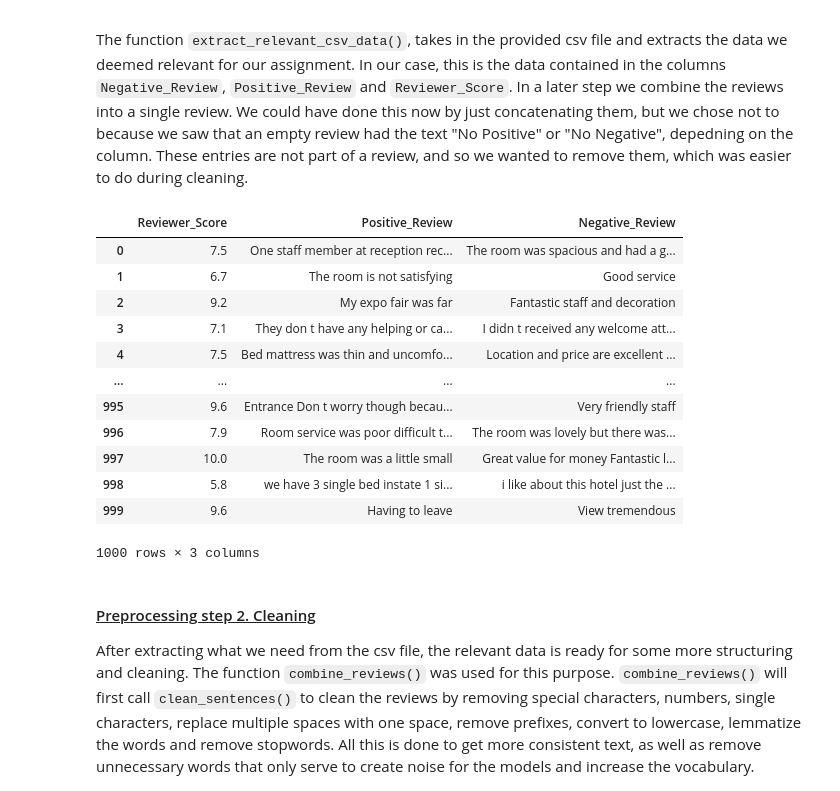
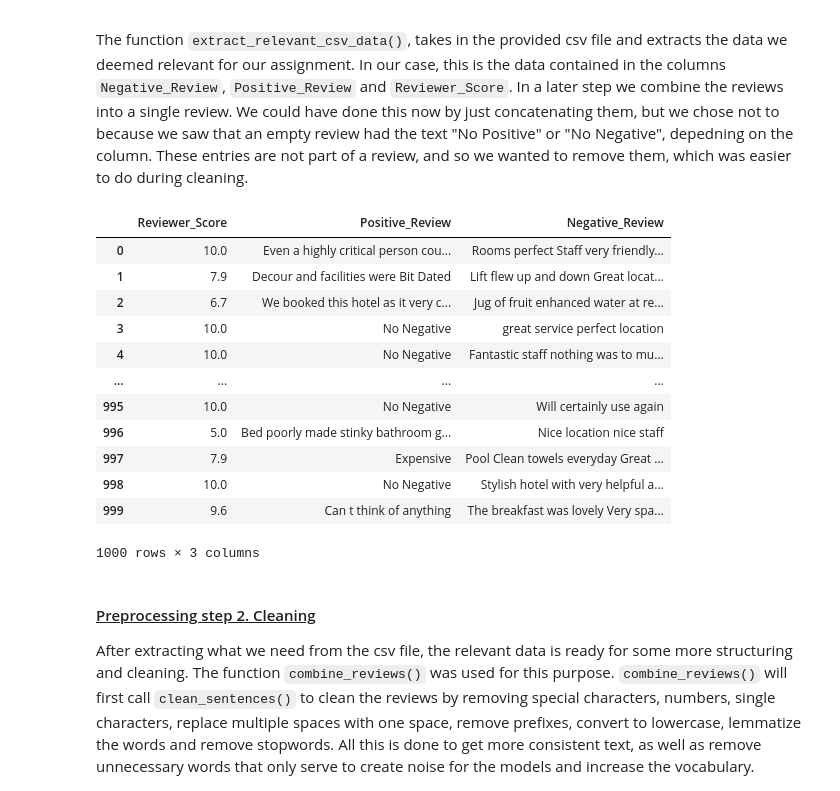
Before and after one commit to ellrub/Info284, a Jupyter notebook: groupExam.2025.ipynb, the cells around one changed output. Drawn from its saved outputs; the diff is of its cells as text; code cells hidden in the pictures.

```diff
--- a/groupExam.2025.ipynb
+++ b/groupExam.2025.ipynb
@@ -93,27 +93,27 @@ The function `extract_relevant_csv_data()`, takes in the provided csv file and e
 # %%
 import pandas as pd
 
 def extract_relevant_csv_data(file_path, use_cols = ["Negative_Review", "Positive_Review", "Reviewer_Score"]):
     dataset = pd.read_csv(file_path, usecols = use_cols)
     new_dataset = []
     for i in dataset.to_numpy():
         new_dataset.append({"Reviewer_Score": i[2], "Positive_Review": i[0], "Negative_Review" : i[1]})
     return pd.DataFrame(new_dataset)
-data = extract_relevant_csv_data('./data/Hotel_Reviews.csv')
-extract_relevant_csv_data('./data/Hotel_Reviews.csv') # To display the data below
+data = extract_relevant_csv_data('./data/Small_Hotel_Reviews.csv')
+extract_relevant_csv_data('./data/Small_Hotel_Reviews.csv') # To display the data below
 # %% [output]
 |  | Reviewer_Score | Positive_Review | Negative_Review |
-| 0 | 7.5 | One staff member at reception rec... | The room was spacious and had a g... |
-| 1 | 6.7 | The room is not satisfying | Good service |
-| 2 | 9.2 | My expo fair was far | Fantastic staff and decoration |
-| 3 | 7.1 | They don t have any helping or ca... | I didn t received any welcome att... |
-| 4 | 7.5 | Bed mattress was thin and uncomfo... | Location and price are excellent ... |
+| 0 | 10.0 | Even a highly critical person cou... | Rooms perfect Staff very friendly... |
+| 1 | 7.9 | Decour and facilities were Bit Dated | Lift flew up and down Great locat... |
+| 2 | 6.7 | We booked this hotel as it very c... | Jug of fruit enhanced water at re... |
+| 3 | 10.0 | No Negative | great service perfect location |
+| 4 | 10.0 | No Negative | Fantastic staff nothing was to mu... |
 | ... | ... | ... | ... |
-| 995 | 9.6 | Entrance Don t worry though becau... | Very friendly staff |
-| 996 | 7.9 | Room service was poor difficult t... | The room was lovely but there was... |
-| 997 | 10.0 | The room was a little small | Great value for money Fantastic l... |
-| 998 | 5.8 | we have 3 single bed instate 1 si... | i like about this hotel just the ... |
-| 999 | 9.6 | Having to leave | View tremendous |
+| 995 | 10.0 | No Negative | Will certainly use again |
+| 996 | 5.0 | Bed poorly made stinky bathroom g... | Nice location nice staff |
+| 997 | 7.9 | Expensive | Pool Clean towels everyday Great ... |
+| 998 | 10.0 | No Negative | Stylish hotel with very helpful a... |
+| 999 | 9.6 | Can t think of anything | The breakfast was lovely Very spa... |
 1000 rows × 3 columns
 # %% [markdown]
 #### <u>Preprocessing step 2. Cleaning</u>
```
Also changed, not shown: parts of 9 cells of this notebook, 1 other file.
